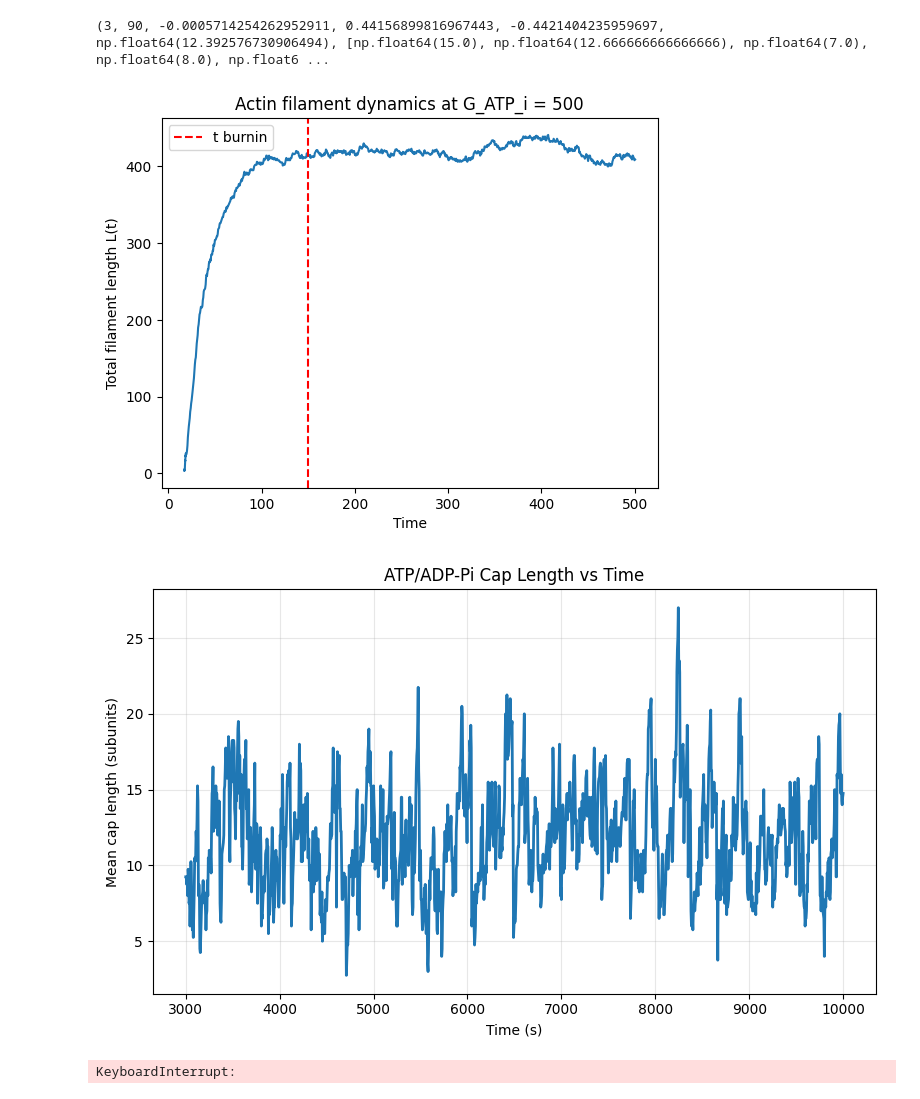
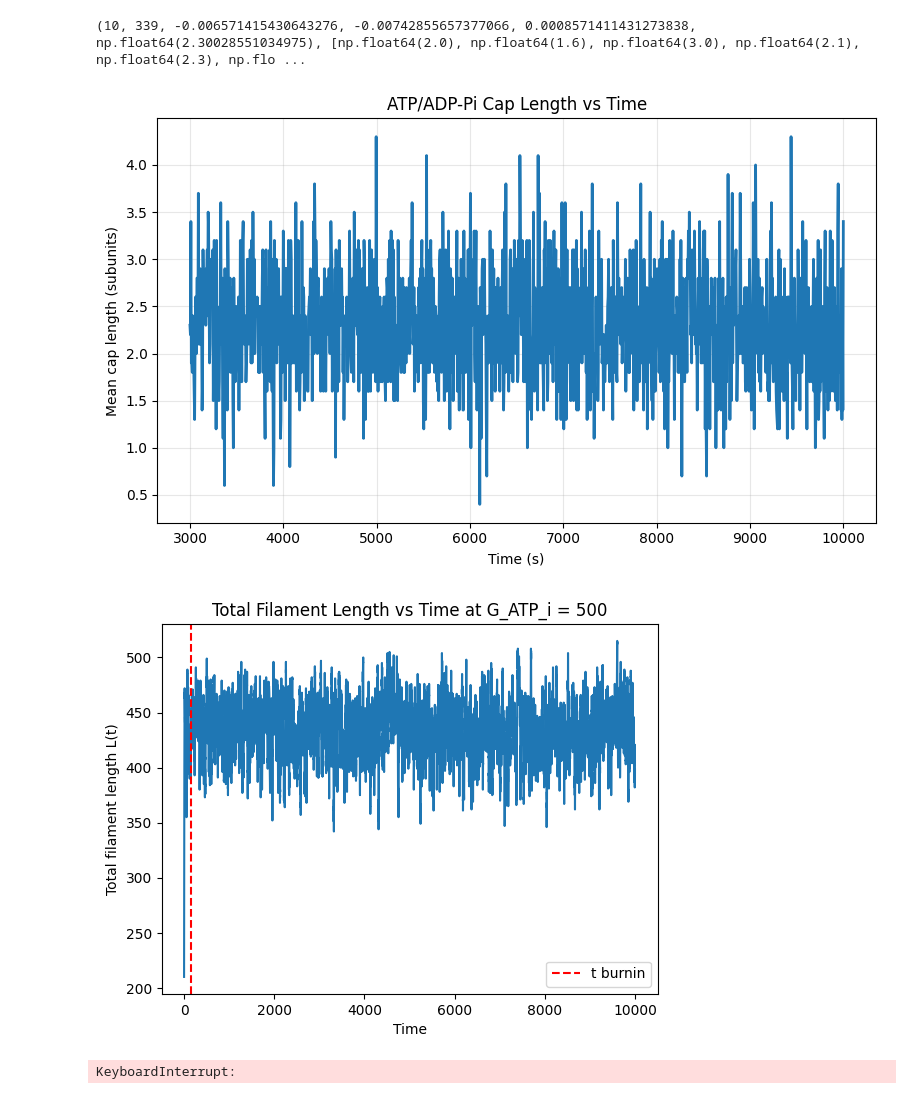
Before and after one commit to kboucharel/actin-treadmilling, a Jupyter notebook: Actin_Treadmilling.ipynb, the cells around one changed output. Drawn from its saved outputs; the diff is of its cells as text; code cells hidden in the pictures.

Commit message:
No nucleation, seed filaments

```diff
--- a/Actin_Treadmilling.ipynb
+++ b/Actin_Treadmilling.ipynb
@@ -32,12 +35,12 @@ def cap_size(filament):
             break
     return count
 
-def run_simulation(t_end, r1, r2, r3, r4, r5, r6, r7, r8, r_exch, r_hydrol, r_pi_rel, r_nuc, G_ATP_i, G_ADP_i, vol):
+def run_simulation(t_end, r1, r2, r3, r4, r5, r6, r7, r8, r_exch, r_hydrol, r_pi_rel, seed_number, G_ATP_i, G_ADP_i, vol):
 
   t = 0
   G_ATP = G_ATP_i
   G_ADP = G_ADP_i
-  filaments = []
+  filaments = [deque(['ATP','ATP','ATP','ATP','ATP','ATP','ATP','ATP','ATP','ATP','ATP''ATP','ATP','ATP','ATP','ATP','ATP','ATP','ATP','ATP','ATP','ATP']) for _ in range(seed_number)]
 
   #-- Flux --
   plus_add = 0
@@ -63,7 +66,7 @@ def run_simulation(t_end, r1, r2, r3, r4, r5, r6, r7, r8, r_exch, r_hydrol, r_pi
 
   while t < t_end:
 
-        Nf = len(filaments) #Number of filaments
+        Nf = len(filaments)
         Nf_T_P = [i for i, f in enumerate(filaments) if f[-1] == "ATP"] #IDX of filaments with an ATP Actin on Plus end
         Nf_T_M = [i for i, f in enumerate(filaments) if f[0] == "ATP"] #IDX of filaments with an ATP Actin on Minus end
         Nf_Pi_P = [i for i, f in enumerate(filaments) if f[-1] == "ADP-Pi"] #IDX of filaments with an ADP-Pi Actin on Plus end
@@ -85,9 +88,9 @@ def run_simulation(t_end, r1, r2, r3, r4, r5, r6, r7, r8, r_exch, r_hydrol, r_pi
         #-- concentration of ATP G-Actin --
         C = G_ATP / vol #should be ~10-100 micro-Molarity
 
-        #-- nucleation --
-        assert G_ATP >= 4
-        k_nuc = r_nuc * C * ((G_ATP-1)/vol) * ((G_ATP-2)/vol)
+        ##-- nucleation --
+        #assert G_ATP >= 4
+        #k_nuc = r_nuc * C * ((G_ATP-1)/vol) * ((G_ATP-2)/vol)
 
         #-- filament rates --
         k_on_plus_ATP  = r1 * C * Nf
@@ -106,7 +109,7 @@ def run_simulation(t_end, r1, r2, r3, r4, r5, r6, r7, r8, r_exch, r_hydrol, r_pi
         k_pi_rel = r_pi_rel * len(ADP_Pi_sites)
 
         #-- rates array --
-        rates = np.array([k_nuc, k_on_plus_ATP, k_on_minus_ATP, k_off_plus_ATP, k_off_minus_ATP, k_off_plus_ADP_Pi, k_off_minus_ADP_Pi, k_off_plus_ADP, k_off_minus_ADP, k_exch, k_hydrol, k_pi_rel])
+        rates = np.array([k_on_plus_ATP, k_on_minus_ATP, k_off_plus_ATP, k_off_minus_ATP, k_off_plus_ADP_Pi, k_off_minus_ADP_Pi, k_off_plus_ADP, k_off_minus_ADP, k_exch, k_hydrol, k_pi_rel])
         R = rates.sum()
 
         if R <= 0:
@@ -125,25 +128,25 @@ def run_simulation(t_end, r1, r2, r3, r4, r5, r6, r7, r8, r_exch, r_hydrol, r_pi
 
         # --- apply event ---
 
-        if event == 0 and G_ATP >= 0: #Filament Nucleation
-            filaments.append(deque(["ATP", "ATP", "ATP"]))
-            G_ATP -= 3
+        ##if event == 0 and G_ATP >= 0: #Filament Nucleation
+            ##filaments.append(deque(["ATP", "ATP", "ATP"]))
+            ##G_ATP -= 3
 
-        elif event == 1 and Nf > 0: #Add monomer to + end
+        if event == 0 and Nf > 0: #Add monomer to + end
             i = np.random.randint(Nf)
             filaments[i].append("ATP")
             G_ATP -=1
             if t >= t_burnin:
                 plus_add +=1
 
-        elif event == 2 and Nf >0: #add monomer to - end
+        elif event == 1 and Nf >0: #add monomer to - end
             i = np.random.randint(Nf)
             filaments[i].appendleft("ATP")
             G_ATP -=1
             if t >= t_burnin:
                 minus_add +=1
 
-        elif event == 3 and len(Nf_T_P) >0: #ATP F-Actin leaves + end
+        elif event == 2 and len(Nf_T_P) >0: #ATP F-Actin leaves + end
             idx_in_list = np.random.randint(len(Nf_T_P))
             i = Nf_T_P[idx_in_list]
             filaments[i].pop()
@@ -151,7 +154,7 @@ def run_simulation(t_end, r1, r2, r3, r4, r5, r6, r7, r8, r_exch, r_hydrol, r_pi
             if t >= t_burnin:
                 plus_loss +=1
 
-        elif event == 4 and len(Nf_T_M) >0: #ATP F-Actin leaves - end
+        elif event == 3 and len(Nf_T_M) >0: #ATP F-Actin leaves - end
             idx_in_list = np.random.randint(len(Nf_T_M))
             i = Nf_T_M[idx_in_list]
             filaments[i].popleft()
@@ -159,7 +162,7 @@ def run_simulation(t_end, r1, r2, r3, r4, r5, r6, r7, r8, r_exch, r_hydrol, r_pi
             if t >= t_burnin:
                 minus_loss +=1
 
-        elif event == 5 and len(Nf_Pi_P) >0: #ADP-Pi F-Actin leaves + end
+        elif event == 4 and len(Nf_Pi_P) >0: #ADP-Pi F-Actin leaves + end
             idx_in_list = np.random.randint(len(Nf_Pi_P))
             i = Nf_Pi_P[idx_in_list]
             filaments[i].pop()
@@ -167,7 +170,7 @@ def run_simulation(t_end, r1, r2, r3, r4, r5, r6, r7, r8, r_exch, r_hydrol, r_pi
             if t >= t_burnin:
                 plus_loss += 1
 
-        elif event == 6 and len(Nf_Pi_M) >0: #ADP-Pi F-Actin leaves - end
+        elif event == 5 and len(Nf_Pi_M) >0: #ADP-Pi F-Actin leaves - end
             idx_in_list = np.random.randint(len(Nf_Pi_M))
             i = Nf_Pi_M[idx_in_list]
             filaments[i].popleft()
@@ -175,7 +178,7 @@ def run_simulation(t_end, r1, r2, r3, r4, r5, r6, r7, r8, r_exch, r_hydrol, r_pi
             if t >= t_burnin:
                 minus_loss +=1
 
-        elif event == 7 and len(Nf_D_P) >0: #ADP F-Actin leaves + end
+        elif event == 6 and len(Nf_D_P) >0: #ADP F-Actin leaves + end
             idx_in_list = np.random.randint(len(Nf_D_P))
             i = Nf_D_P[idx_in_list]
             filaments[i].pop()
@@ -183,7 +186,7 @@ def run_simulation(t_end, r1, r2, r3, r4, r5, r6, r7, r8, r_exch, r_hydrol, r_pi
             if t >= t_burnin:
                 plus_loss +=1
 
-        elif event == 8 and len(Nf_D_M) >0: # ADP F-Actin leaves - end
+        elif event == 7 and len(Nf_D_M) >0: # ADP F-Actin leaves - end
             idx_in_list = np.random.randint(len(Nf_D_M))
             i = Nf_D_M[idx_in_list]
             filaments[i].popleft()
@@ -191,15 +194,15 @@ def run_simulation(t_end, r1, r2, r3, r4, r5, r6, r7, r8, r_exch, r_hydrol, r_pi
             if t >= t_burnin:
                 minus_loss +=1
 
-        elif event == 9 and (G_ATP+G_ADP) > 0: #ADP G-Actin exchanges Pi for ATP
+        elif event == 8 and (G_ATP+G_ADP) > 0: #ADP G-Actin exchanges Pi for ATP
             G_ATP +=1
             G_ADP -=1
 
-        elif event == 10 and len(ATP_sites) > 0: #ATP F-Actin hydrolizes into ADP-Pi
+        elif event == 9 and len(ATP_sites) > 0: #ATP F-Actin hydrolizes into ADP-Pi
             fi, si = ATP_sites[np.random.randint(len(ATP_sites))]
             filaments[fi][si] = "ADP-Pi"
 
-        elif event == 11 and len(ADP_Pi_sites) > 0: #ADP-Pi F-Actin releases Pi to form ADP
+        elif event == 10 and len(ADP_Pi_sites) > 0: #ADP-Pi F-Actin releases Pi to form ADP
             fi, si = ADP_Pi_sites[np.random.randint(len(ADP_Pi_sites))]
             filaments[fi][si] = "ADP"
 
@@ -233,11 +236,11 @@ def run_simulation(t_end, r1, r2, r3, r4, r5, r6, r7, r8, r_exch, r_hydrol, r_pi
   return len(filaments), (G_ADP+G_ATP), J_tm, J_plus, J_minus, avg_cap_length, cap_trace, t, L_trace, t_trace, filaments
 
 
-params = [10000, 11.6, 1.3, 1.4, 0.8, 0.2, 0.1, 7.2, 0.3, 0.1, 0.3, 0.002, 3, 500, 0, 1000]
+params = [10000, 11.6, 1.3, 1.4, 0.8, 0.2, 0.1, 7.2, 0.3, 0.1, 0.3, 3, 10, 500, 0, 1000]
 results = run_simulation(*params)
 print(results)
 # %% [output]
-(3, 90, -0.0005714254262952911, 0.44156899816967443, -0.4421404235959697, np.float64(12.392576730906494), [np.float64(15.0), np.float64(12.666666666666666), np.float64(7.0), np.float64(8.0), np.float6 ...
+(10, 339, -0.006571415430643276, -0.00742855657377066, 0.0008571411431273838, np.float64(2.30028551034975), [np.float64(2.0), np.float64(1.6), np.float64(3.0), np.float64(2.1), np.float64(2.3), np.flo ...
 # %%
 import matplotlib.pyplot as plt
 
@@ -250,60 +253,36 @@ def plot_L_t(t_trace, L_trace, G_ATP_i, t_burnin=None):
         plt.axvline(t_burnin, linestyle="--",label = 't burnin', color="red")
 
     plt.xlabel("Time")
     plt.ylabel("Total filament length L(t)")
-    plt.title(f"Actin filament dynamics at G_ATP_i = {G_ATP_i}")
+    plt.title(f"Total Filament Length vs Time at G_ATP_i = {G_ATP_i}")
     plt.legend()
     plt.show()
 import numpy as np
 import matplotlib.pyplot as plt
 
 results = run_simulation(*params)
 
 cap_trace = results[6]
 
 # reconstruct times from the recording schedule
 t_burnin = 0.3 * params[0]      # params[0] = t_end
 record_interval_c = 5
 
 cap_times = t_burnin + record_interval_c * np.arange(len(cap_trace))
 
 plt.figure(figsize=(8,5))
 plt.plot(cap_times, cap_trace, lw=2)
 
 plt.xlabel("Time (s)")
 plt.ylabel("Mean cap length (subunits)")
 plt.title("ATP/ADP-Pi Cap Length vs Time")
 plt.grid(alpha=0.3)
 plt.tight_layout()
 plt.show()
 plot_L_t(results[9],results[8],500,0.3*500)
 # %% [output]
-[figure, old version]
+[figure, new version]
+[figure, added]
-# %%
-import numpy as np
-import matplotlib.pyplot as plt
-
-results = run_simulation(*params)
-
-cap_trace = results[6]
-
-# reconstruct times from the recording schedule
-t_burnin = 0.3 * params[0]      # params[0] = t_end
-record_interval_c = 5
-
-cap_times = t_burnin + record_interval_c * np.arange(len(cap_trace))
-
-plt.figure(figsize=(8,5))
-plt.plot(cap_times, cap_trace, lw=2)
-
-plt.xlabel("Time (s)")
-plt.ylabel("Mean cap length (subunits)")
-plt.title("ATP/ADP-Pi Cap Length vs Time")
-plt.grid(alpha=0.3)
-plt.tight_layout()
-plt.show()
-# %% [output]
-[figure, removed]
 # %%
 import matplotlib.pyplot as plt
 
```
Also changed, not shown: parts of 2 cells of this notebook.
